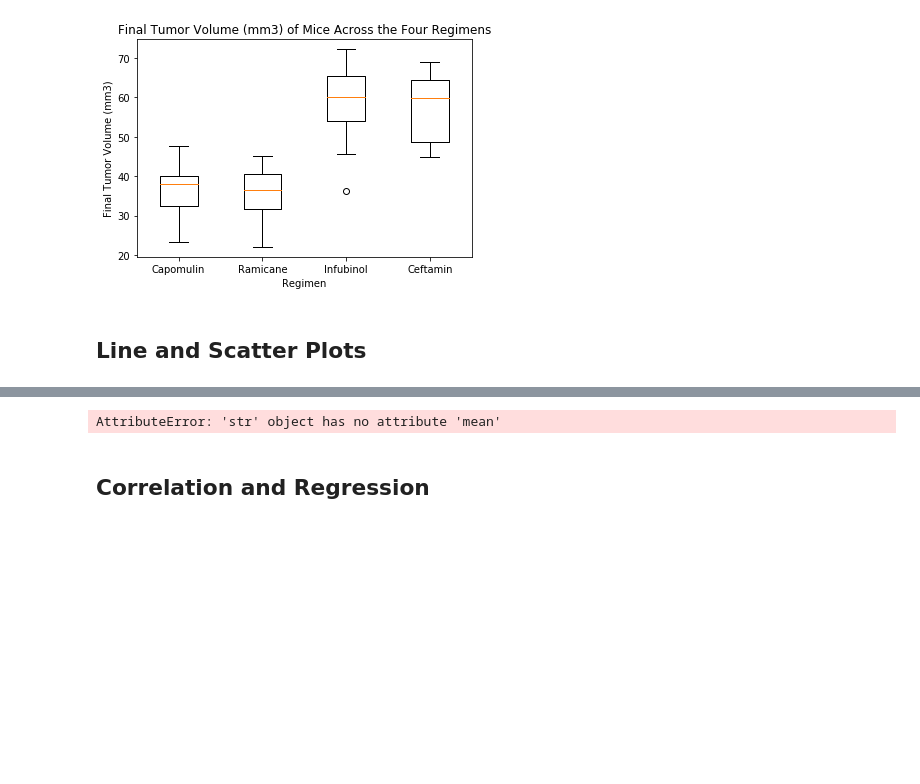
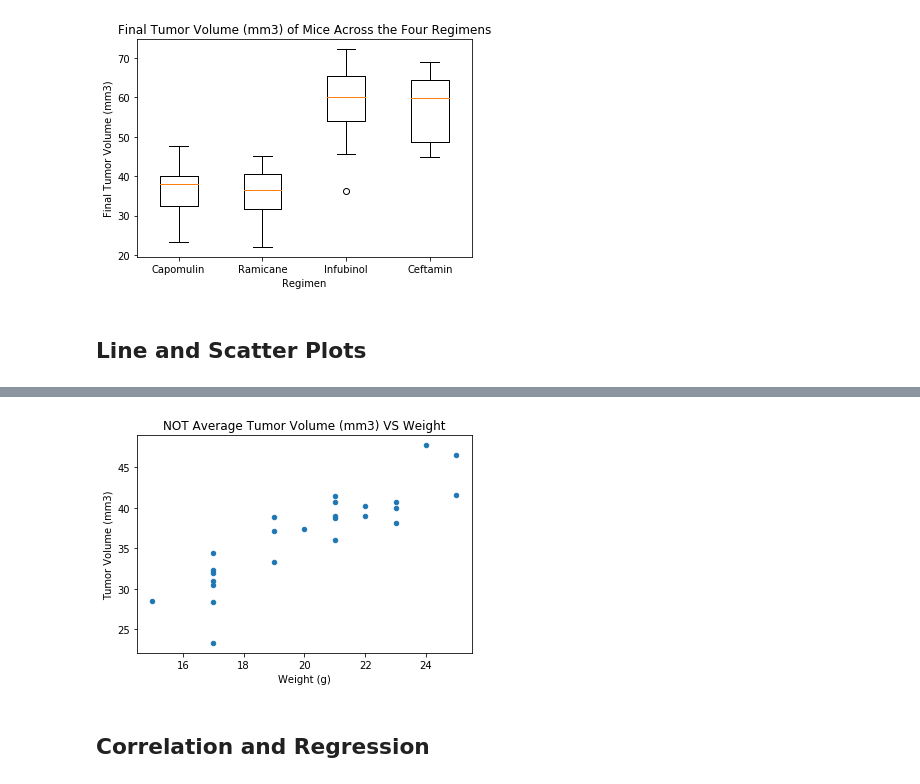
Before and after one commit to ckunakom/matplotlib-challenge, a Jupyter notebook: Pymaceuticals analysis.ipynb, the cells around one changed output, grey strips where cells are left out. Cells and saved outputs as stored; diff of their text form; code cells hidden in the pictures; blank space fills up the shorter version.

```diff
--- a/Pymaceuticals analysis.ipynb
+++ b/Pymaceuticals analysis.ipynb
@@ -288,12 +285,14 @@ tumorVol_drug[1].mean()
 # %%
 # Generate a scatter plot of average tumor volume vs. mouse weight for the Capomulin regimen.
 # Note: this means mouse weight goes on the x-axis, with average tumor volume on the y-axis.
-capomulin_df = timepoint_regimen_df.loc[timepoint_regimen_df['Drug Regimen'] == 'Capomulin', ['Weight (g)', 'Tumor Volume (mm3)']]
-capomulin_df.plot(kind='scatter', x='Weight (g)', y='Tumor Volume (mm3)', title='Average Tumor Volume (mm3) VS Weight')
+
+capomulin_df.plot(kind='scatter', x='Weight (g)', y='Tumor Volume (mm3)', title='NOT Average Tumor Volume (mm3) VS Weight')
 plt.show()
 
-# how can there be average for each mouse?
+# Using average and it will be a straight horizontal line.... no?
+
+# Also, Do i need to set x and y lim even though i'm satisfied with my x/y lim?
 # %% [output]
-AttributeError: 'str' object has no attribute 'mean'
+[figure, added]
 # %% [markdown]
 ## Correlation and Regression
```
Also changed, not shown: parts of 10 cells of this notebook.
